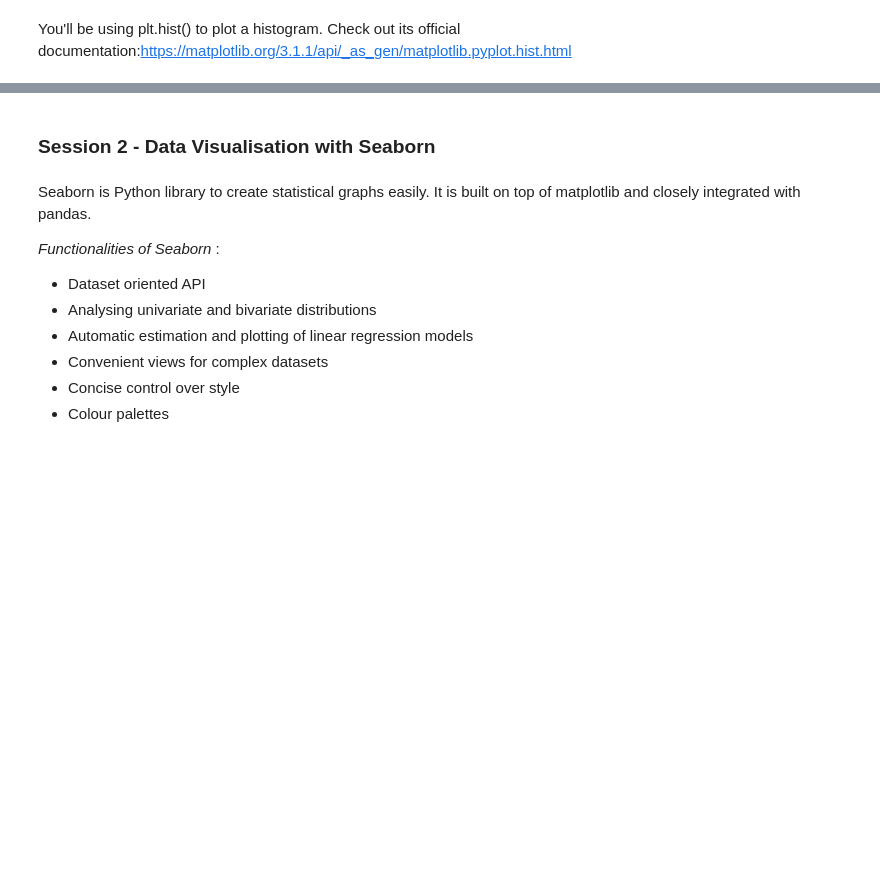
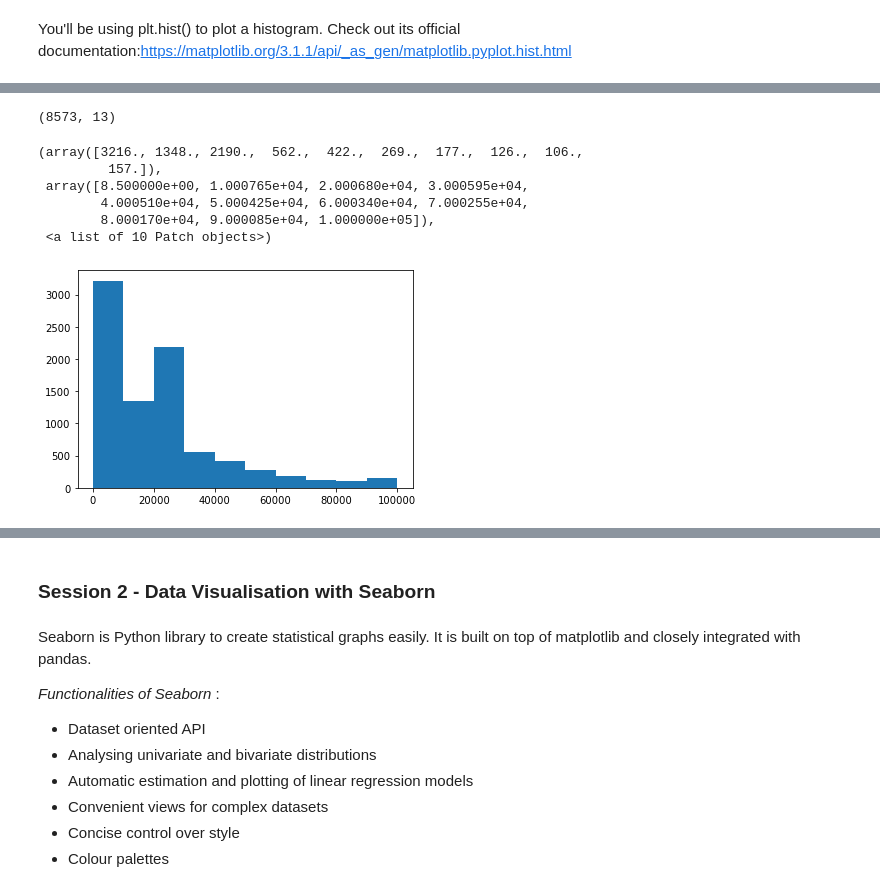
Before and after one commit to abhinav-m/data-science-bootcamp, a Jupyter notebook: upgrad-data-science-primer/Data Visualization Case Study/Data Visualisation in Python - Case Study.ipynb, the cells around one changed output, grey strips where cells are left out. Saved outputs shown, nothing was run; the diff lists cells and outputs as text; code cells hidden in the pictures; blank space fills up the shorter version.

```diff
--- a/upgrad-data-science-primer/Data Visualization Case Study/Data Visualisation in Python - Case Study.ipynb
+++ b/upgrad-data-science-primer/Data Visualization Case Study/Data Visualisation in Python - Case Study.ipynb
@@ -478,6 +555,19 @@ You'll be using plt.hist() to plot a histogram. Check out its official documenta
 # %%
 #Question - CLean the Installs by removing all the apps having more than or equal to 100 million installs
+inp1 = inp1[inp1.Installs < 100000000]
+inp1.shape
+# %% [output]
+(8573, 13)
 # %%
 #Plot a histogram for Size as well.
+plt.hist(inp1.Size)
+# %% [output]
+(array([3216., 1348., 2190.,  562.,  422.,  269.,  177.,  126.,  106.,
+         157.]),
+ array([8.500000e+00, 1.000765e+04, 2.000680e+04, 3.000595e+04,
+        4.000510e+04, 5.000425e+04, 6.000340e+04, 7.000255e+04,
+        8.000170e+04, 9.000085e+04, 1.000000e+05]),
+ <a list of 10 Patch objects>)
+[figure, added]
 # %%
 #Question - Create a boxplot for the Size column and report back the median value
```
Also changed, not shown: parts of 8 cells of this notebook.
